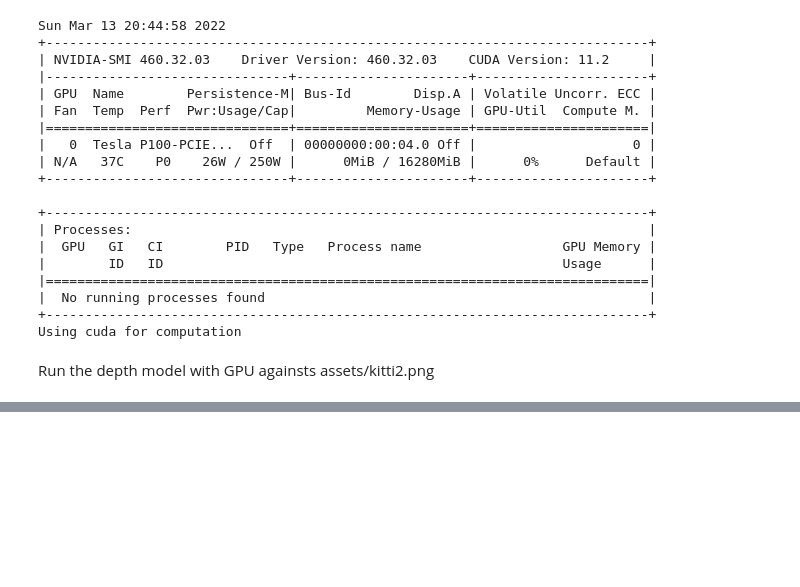
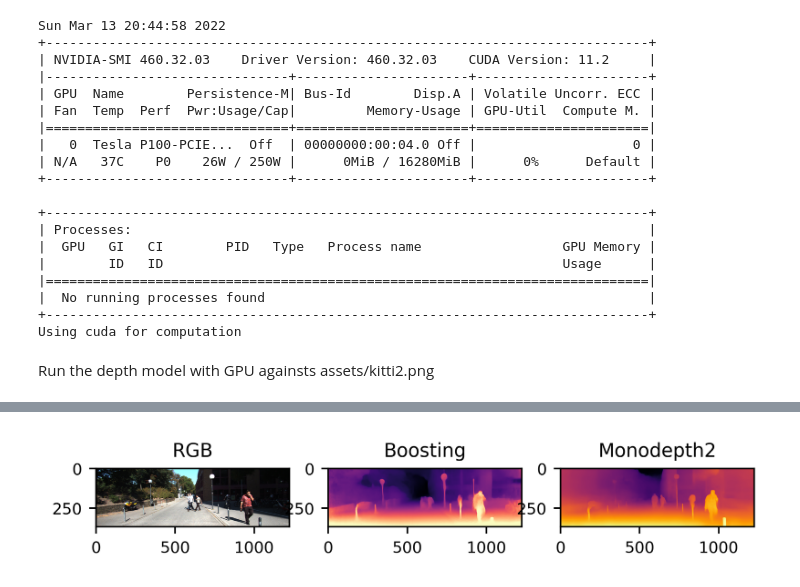
Before and after one commit to hsysuper/augmented-perspective, a Jupyter notebook: AugmentedPerspective.ipynb, the cells around one changed output, grey strips where cells are left out. Cells and saved outputs as stored; diff of their text form; code cells hidden in the pictures; blank space fills up the shorter version.

```diff
--- a/AugmentedPerspective.ipynb
+++ b/AugmentedPerspective.ipynb
@@ -122,0 +119,11 @@ patchs to process: 29
+# %%
+plt.rcParams.update({'font.size': 8})
+f, ax = plt.subplots(1, 3, dpi=500)
+ax[0].imshow(original_image)
+ax[0].title.set_text('RGB')
+ax[1].imshow(depth_image_after_monodepth2)
+ax[1].title.set_text('Boosting')
+ax[2].imshow(depth_image_after_boosting)
+ax[2].title.set_text('Monodepth2')
+# %% [output]
+[figure, added]
```
Also changed, not shown: parts of 1 cell of this notebook.
